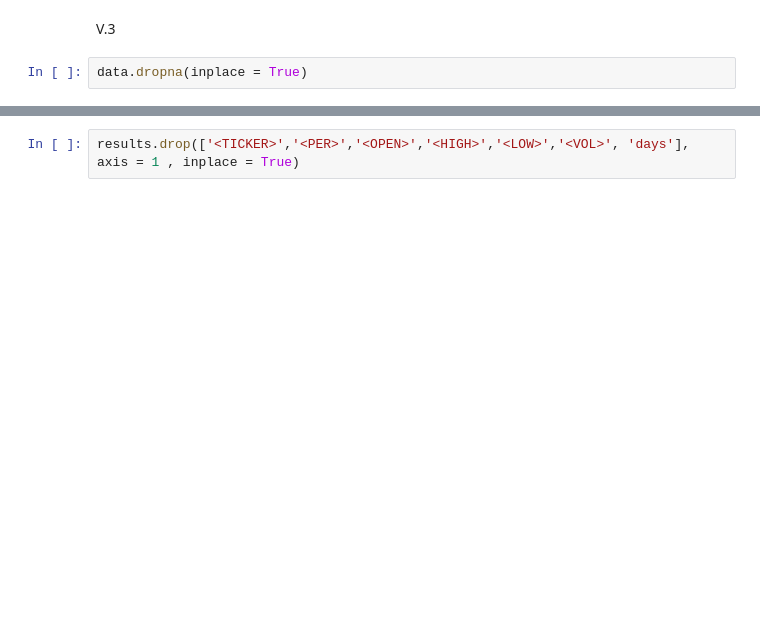
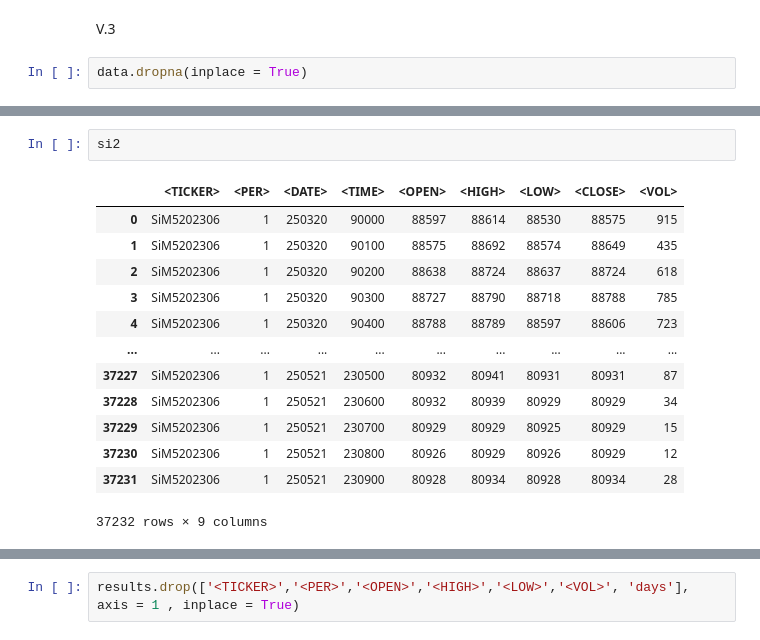
Before and after one commit to kir-shmelev/fxbonds, a Jupyter notebook: fx_bonds.ipynb, the cells around one changed output, grey strips where cells are left out. Drawn from its saved outputs; the diff is of its cells as text; blank space fills up the shorter version.

```diff
--- a/fx_bonds.ipynb
+++ b/fx_bonds.ipynb
@@ -582,3 +493,19 @@ def performance_summary(res: pd.DataFrame) -> pd.Series:
         'Max drawdown (RUB)': max_dd,
         'Trades': res['pos_bond'].diff().abs().sum() / 2,
     })
+# %%
+si2
+# %% [output]
+|  | <TICKER> | <PER> | <DATE> | <TIME> | <OPEN> | <HIGH> | <LOW> | <CLOSE> | <VOL> |
+| 0 | SiM5202306 | 1 | 250320 | 90000 | 88597 | 88614 | 88530 | 88575 | 915 |
+| 1 | SiM5202306 | 1 | 250320 | 90100 | 88575 | 88692 | 88574 | 88649 | 435 |
+| 2 | SiM5202306 | 1 | 250320 | 90200 | 88638 | 88724 | 88637 | 88724 | 618 |
+| 3 | SiM5202306 | 1 | 250320 | 90300 | 88727 | 88790 | 88718 | 88788 | 785 |
+| 4 | SiM5202306 | 1 | 250320 | 90400 | 88788 | 88789 | 88597 | 88606 | 723 |
+| ... | ... | ... | ... | ... | ... | ... | ... | ... | ... |
+| 37227 | SiM5202306 | 1 | 250521 | 230500 | 80932 | 80941 | 80931 | 80931 | 87 |
+| 37228 | SiM5202306 | 1 | 250521 | 230600 | 80932 | 80939 | 80929 | 80929 | 34 |
+| 37229 | SiM5202306 | 1 | 250521 | 230700 | 80929 | 80929 | 80925 | 80929 | 15 |
+| 37230 | SiM5202306 | 1 | 250521 | 230800 | 80926 | 80929 | 80926 | 80929 | 12 |
+| 37231 | SiM5202306 | 1 | 250521 | 230900 | 80928 | 80934 | 80928 | 80934 | 28 |
+37232 rows × 9 columns
```
Also changed, not shown: parts of 45 cells of this notebook.
